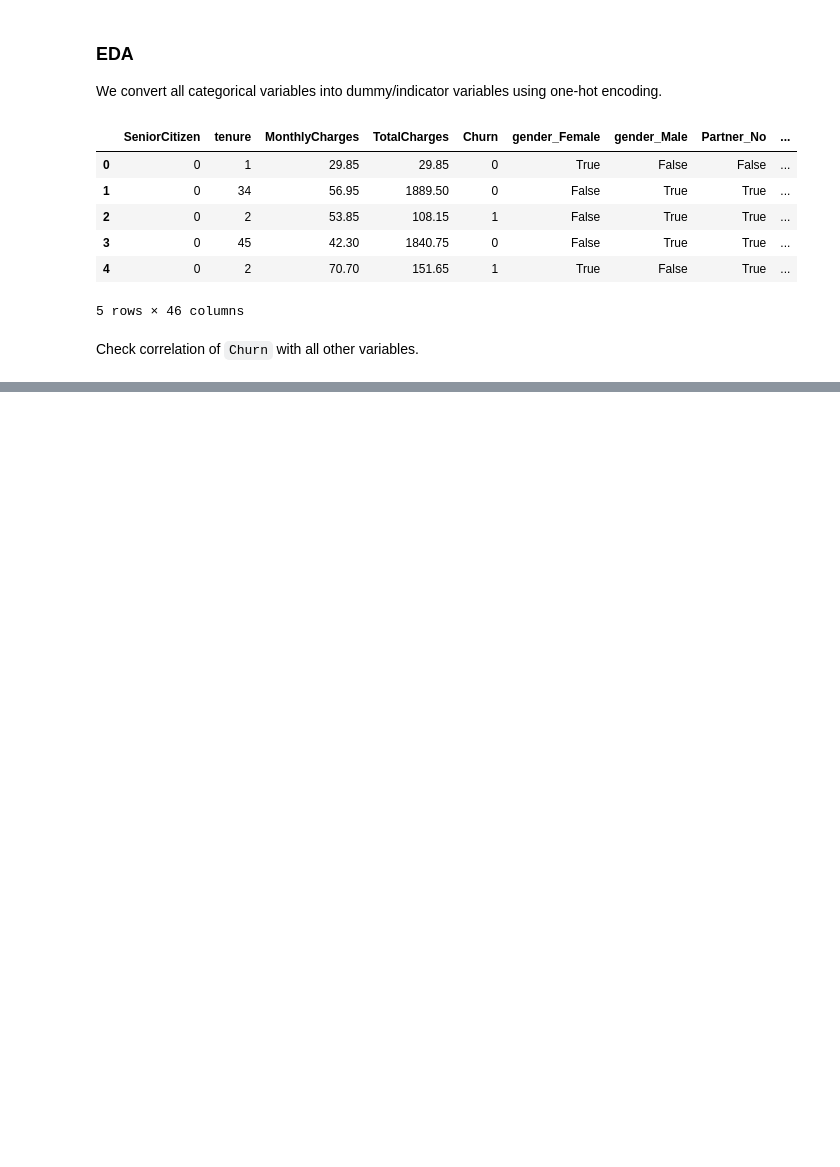
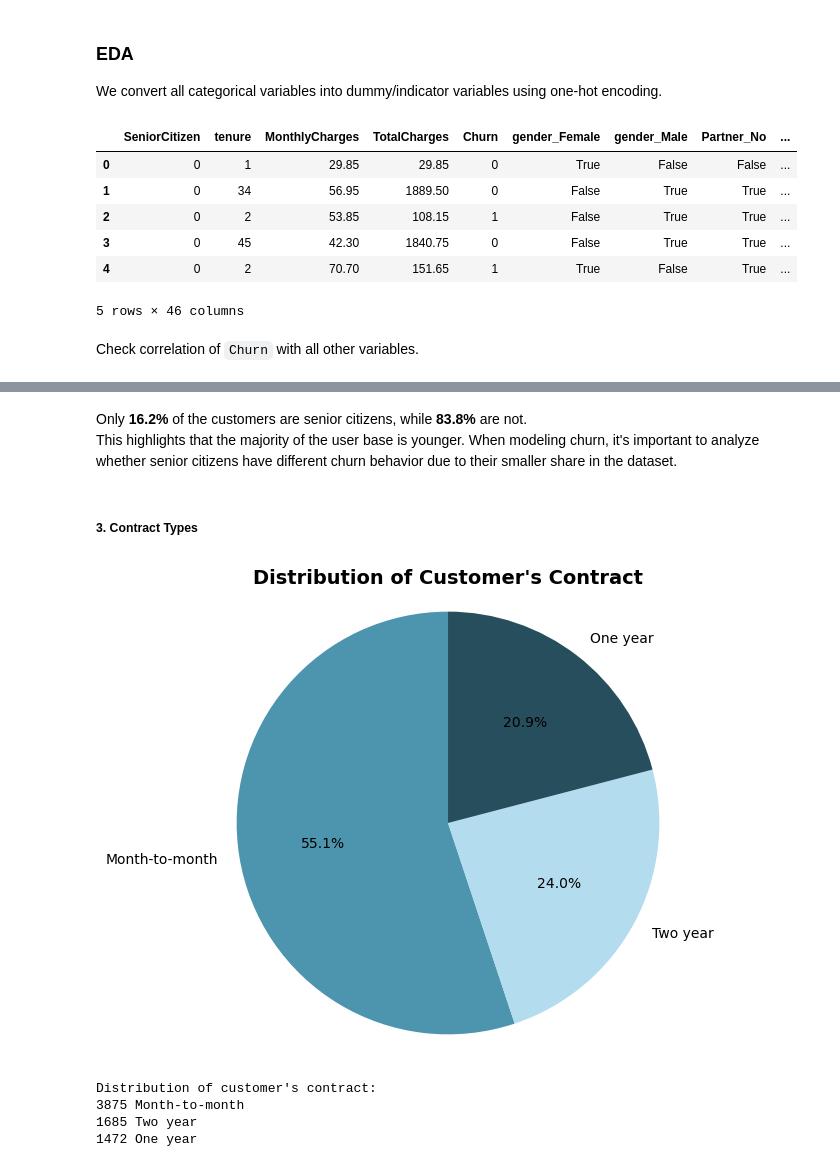
Before and after one commit to Jaspreetkhokhar12/customer-churn-analysis, a Jupyter notebook: churn_analysis.ipynb, the cells around one changed output, grey strips where cells are left out. Cells and saved outputs as stored; diff of their text form; code cells hidden in the pictures; blank space fills up the shorter version.

```diff
--- a/churn_analysis.ipynb
+++ b/churn_analysis.ipynb
@@ -195,0 +251,13 @@ We will explore these patterns further through visualizations below, before movi
+# %% [markdown]
+Only **16.2%** of the customers are senior citizens, while **83.8%** are not.
+This highlights that the majority of the user base is younger. When modeling churn, it's important to analyze whether senior citizens have different churn behavior due to their smaller share in the dataset.
+# %% [markdown]
+##### 3. Contract Types
+# %%
+make_piechart(df_cleaned, 'Contract')
+# %% [output]
+[figure, added]
+Distribution of customer's contract:
+3875 Month-to-month
+1685 Two year
+1472 One year
```
Also changed, not shown: parts of 30 cells of this notebook.
